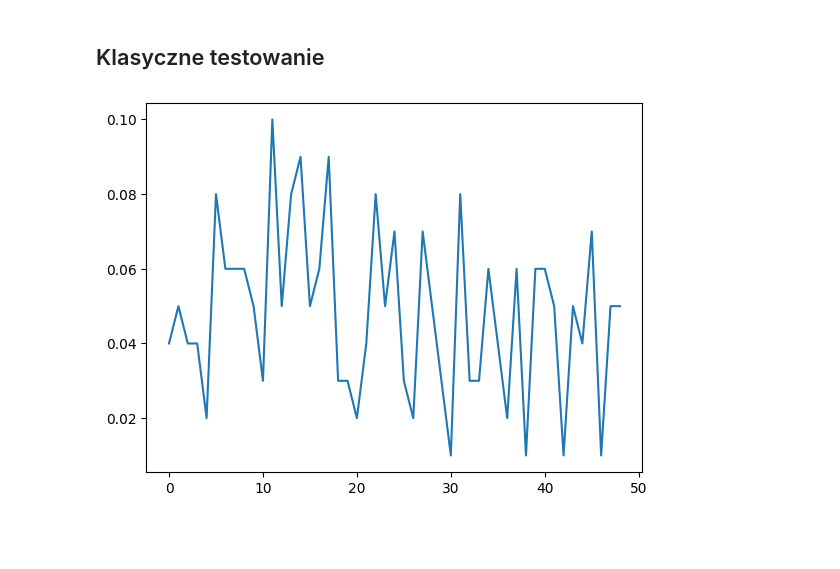
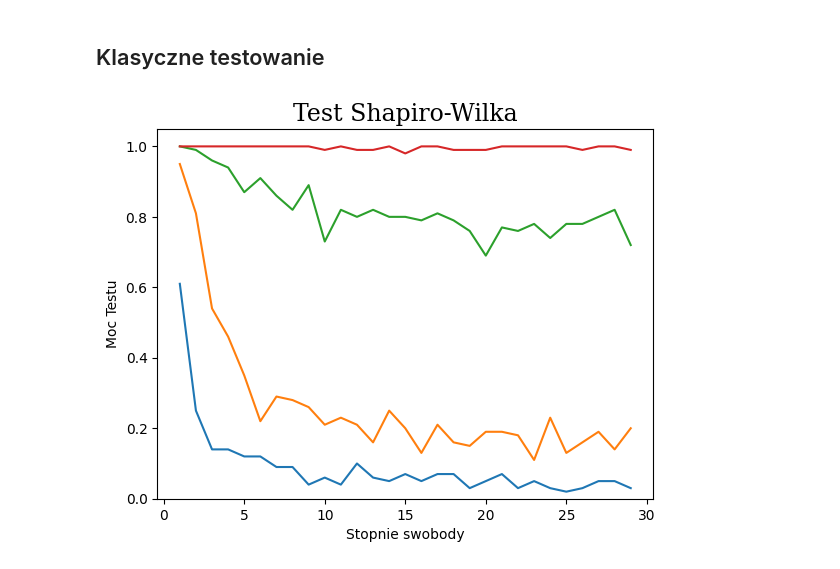
Before and after one commit to Arekflo2002/MetodyNieparametryczneStatystyka_Rozwiazania, a Jupyter notebook: Zadanie2.ipynb, the cells around one changed output. Cells and saved outputs as stored; diff of their text form; code cells hidden in the pictures; blank space fills up the shorter version.

```diff
--- a/Zadanie2.ipynb
+++ b/Zadanie2.ipynb
@@ -18,23 +19,2 @@ liczby_danych = 1000
 # Liczba symulacji na jakich będę bazować
 liczba_symulacji = 100
-# %%
-
-moce = []
-for k_stopien in stopnie_swobody:
-    odrzucenieHo=0
-    for sym in range(liczba_symulacji):
-        # Losuje dane z rozkladu chi kwadrat o s_stopien stopni swobody
-        probka = stats.chi.rvs(k_stopien,size=liczby_danych)
-
-        if stats.kstest(probka,stats.chi(k_stopien).cdf).pvalue <0.05:
-            odrzucenieHo += 1
-
-    moce.append(odrzucenieHo/liczba_symulacji)
-
-wyk = plt.figure()
-
-plt.plot(moce)
-
-plt.show()
-# %% [output]
-[figure, removed]
@@ -40,0 +75,24 @@ plt.show()
+# %%
+moc_kol = symulacja_testu("chi")
+# %%
+# Tworzę podstawkę do wykresu
+wykres_shapiro = plt.figure()
+
+
+# Dodaje dane do wykresu
+for moc in moc_kol:
+    plt.plot(stopnie_swobody,moc)
+    # Dodaję punkt dla pierwszego elementu
+
+
+# Czcionka dla tytulu
+font_title = {'family' :'serif','size':17}
+
+# Dodaje opisy do wykresu
+plt.xlabel("Stopnie swobody")
+plt.ylabel("Moc Testu")
+plt.title("Test Shapiro-Wilka",fontdict=font_title)
+plt.ylim(0)
+plt.show()
+# %% [output]
+[figure, added]
```
Also changed, not shown: parts of 3 cells of this notebook.
